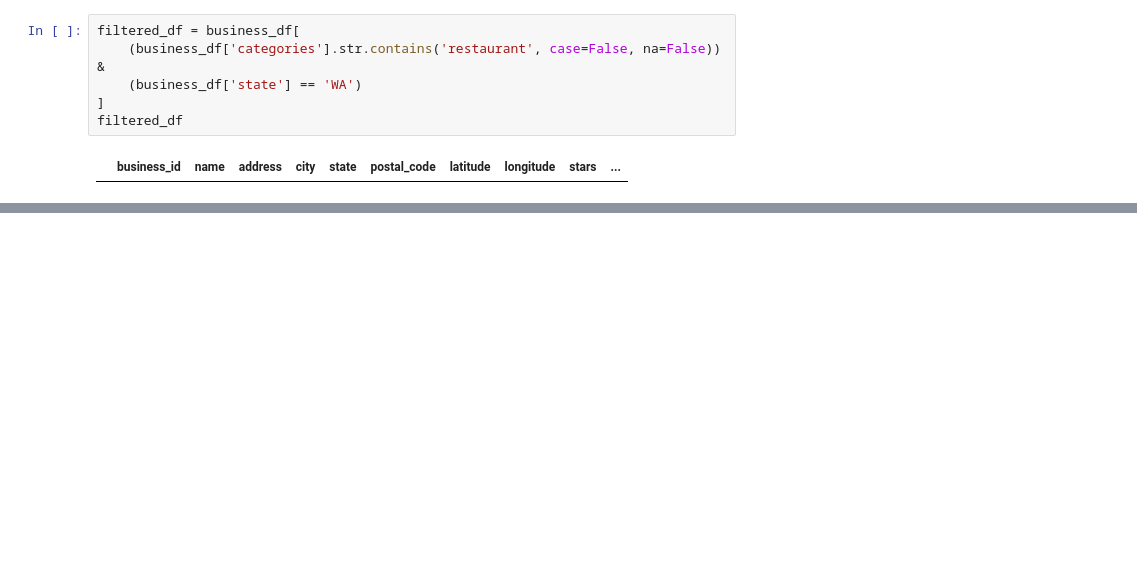
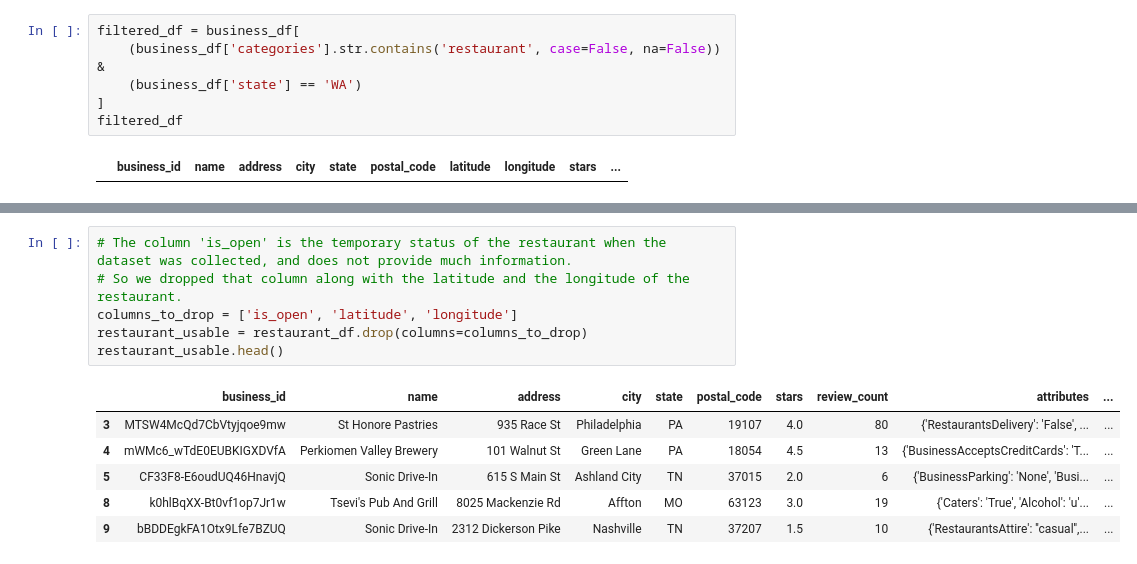
Before and after one commit to HongyuMu/Restaurant-Recommendation-Engine, a Jupyter notebook: Data Related/Yelp_Data.ipynb, the cells around one changed output, grey strips where cells are left out. Drawn from its saved outputs; the diff is of its cells as text; blank space fills up the shorter version.

```diff
--- a/Data Related/Yelp_Data.ipynb
+++ b/Data Related/Yelp_Data.ipynb
@@ -106,0 +94,13 @@ business_df
+# %%
+# The column 'is_open' is the temporary status of the restaurant when the dataset was collected, and does not provide much information.
+# So we dropped that column along with the latitude and the longitude of the restaurant.
+columns_to_drop = ['is_open', 'latitude', 'longitude']
+restaurant_usable = restaurant_df.drop(columns=columns_to_drop)
+restaurant_usable.head()
+# %% [output]
+|  | business_id | name | address | city | state | postal_code | stars | review_count | attributes | ... |
+| 3 | MTSW4McQd7CbVtyjqoe9mw | St Honore Pastries | 935 Race St | Philadelphia | PA | 19107 | 4.0 | 80 | {'RestaurantsDelivery': 'False', ... | ... |
+| 4 | mWMc6_wTdE0EUBKIGXDVfA | Perkiomen Valley Brewery | 101 Walnut St | Green Lane | PA | 18054 | 4.5 | 13 | {'BusinessAcceptsCreditCards': 'T... | ... |
+| 5 | CF33F8-E6oudUQ46HnavjQ | Sonic Drive-In | 615 S Main St | Ashland City | TN | 37015 | 2.0 | 6 | {'BusinessParking': 'None', 'Busi... | ... |
+| 8 | k0hlBqXX-Bt0vf1op7Jr1w | Tsevi's Pub And Grill | 8025 Mackenzie Rd | Affton | MO | 63123 | 3.0 | 19 | {'Caters': 'True', 'Alcohol': 'u'... | ... |
+| 9 | bBDDEgkFA1Otx9Lfe7BZUQ | Sonic Drive-In | 2312 Dickerson Pike | Nashville | TN | 37207 | 1.5 | 10 | {'RestaurantsAttire': ''casual'',... | ... |
```
Also changed, not shown: parts of 12 cells of this notebook.
